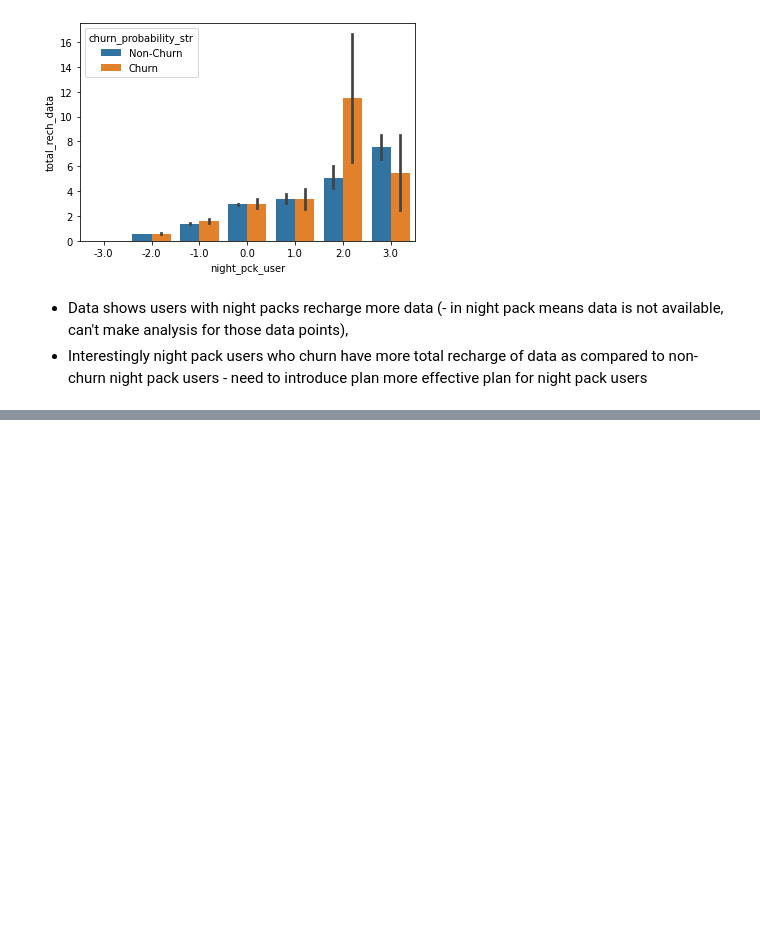
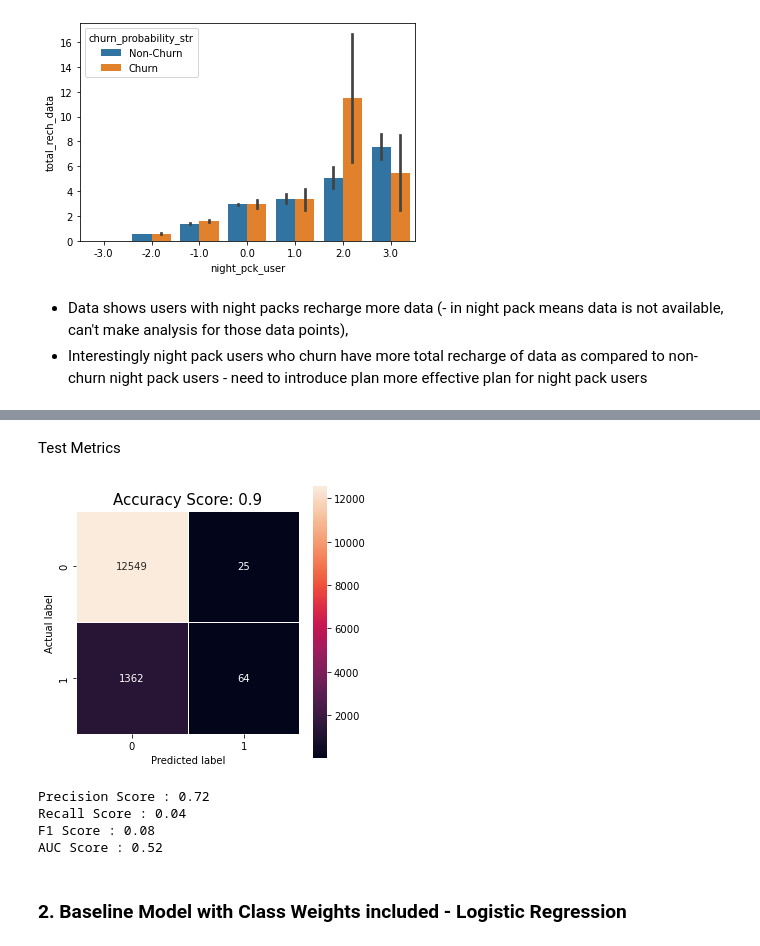
Before and after one commit to karthickchetti/Telecom_Churn_Prediction, a Jupyter notebook: Prediction.ipynb, the cells around one changed output, grey strips where cells are left out. Saved outputs shown, nothing was run; the diff lists cells and outputs as text; code cells hidden in the pictures; blank space fills up the shorter version.

Commit message:
Added various models and started comparison

```diff
--- a/Prediction.ipynb
+++ b/Prediction.ipynb
@@ -364,0 +414,7 @@ data.plot(x="churn_probability",y=["arpu_6","arpu_7","arpu_8"], kind="bar")
+# %%
+# Feature Scaling
+from sklearn.preprocessing import MinMaxScaler
+scaler = MinMaxScaler()
+cols = X_train.columns
+X_train = pd.DataFrame(scaler.fit_transform(X_train), columns=cols)
+X_test = pd.DataFrame(scaler.transform(X_test), columns=cols)
@@ -364,0 +423,12 @@ data.plot(x="churn_probability",y=["arpu_6","arpu_7","arpu_8"], kind="bar")
+# %%
+# Feature Selection Using RFE
+from sklearn.linear_model import LogisticRegression
+from sklearn.feature_selection import RFE
+
+logreg = LogisticRegression(random_state=42)
+
+rfe = RFE(logreg, 15)
+rfe = rfe.fit(X_train, y_train)
+# %%
+col_rfe = list(X_train.columns[rfe.support_])
+print("The top 15 features from RFE are :", col_rfe)
@@ -364,0 +471,8 @@ data.plot(x="churn_probability",y=["arpu_6","arpu_7","arpu_8"], kind="bar")
+# %%
+# Since multicollinearity observed : Removing loc_ic_mou_8 and training logistic regression model, hence multicollinearity removed
+col_rfe.remove("loc_ic_mou_8")
+print(vif(X_train[col_rfe], y_train))
+X_train_log = X_train[col_rfe]
+logreg_fm = LogisticRegression(random_state=42)
+logreg_fm.fit(X_train_log, y_train)
+print("Logistic regression model fitted")
@@ -364,0 +531,32 @@ data.plot(x="churn_probability",y=["arpu_6","arpu_7","arpu_8"], kind="bar")
+# %% [markdown]
+Test Metrics
+# %%
+# Confusion Matrix on Test Data
+from sklearn import metrics
+X_test_log = X_test[col_rfe]
+y_test_pred_log = logreg_fm.predict(X_test_log)
+cm = metrics.confusion_matrix(y_test, y_test_pred_log)
+test_acc_log=round(metrics.accuracy_score(y_test, y_test_pred_log),2)
+plt.figure(figsize=(5, 5))
+sns.heatmap(cm, annot=True, fmt="d", linewidths=.5, square=True)
+plt.ylabel('Actual label')
+plt.xlabel('Predicted label')
+all_sample_title = 'Accuracy Score: {0}'.format(test_acc_log)
+plt.title(all_sample_title, size=15)
+plt.show()
+# %% [output]
+[figure, added]
+# %%
+#Other Test Metrics
+from sklearn.metrics import recall_score,precision_score,f1_score,roc_auc_score
+print("Precision Score :",round(precision_score(y_test, y_test_pred_log),2))
+print("Recall Score :",round(recall_score(y_test, y_test_pred_log),2))
+print("F1 Score :",round(f1_score(y_test, y_test_pred_log),2))
+print("AUC Score :",round(roc_auc_score(y_test, y_test_pred_log),2))
+# %% [output]
+Precision Score : 0.72
+Recall Score : 0.04
+F1 Score : 0.08
+AUC Score : 0.52
+# %% [markdown]
+### 2. Baseline Model with Class Weights included - Logistic Regression
```
Also changed, not shown: parts of 77 cells of this notebook.
